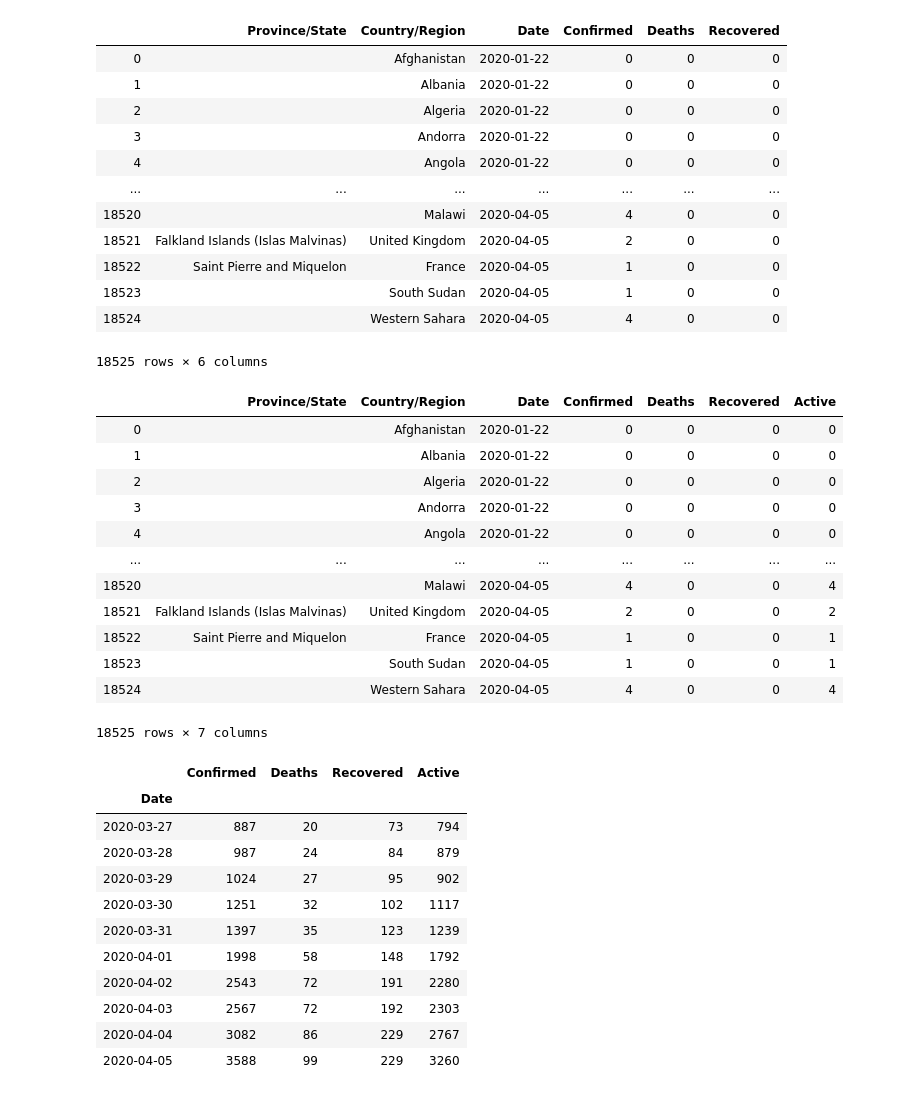
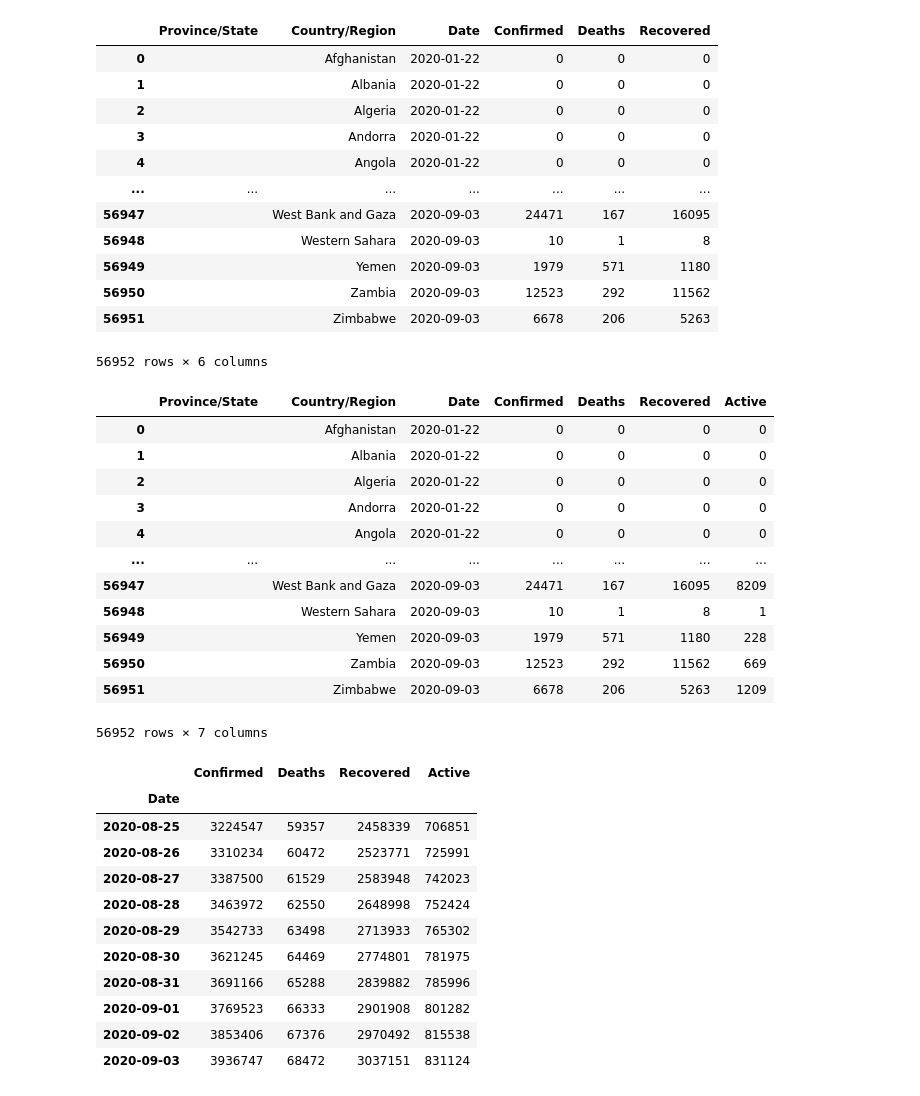
Before and after one commit to PHOENIX26012000/Covid19-Predictor, a Jupyter notebook: covidprediction.ipynb, the cells around one changed output. Cells and saved outputs as stored; diff of their text form; code cells hidden in the pictures.

```diff
--- a/covidprediction.ipynb
+++ b/covidprediction.ipynb
@@ -6,31 +6,33 @@ import datetime
 # %%
 #dataset:https://github.com/CSSEGISandData/COVID-19
 confirmed_df = pd.read_csv('https://raw.githubusercontent.com/CSSEGISandData/COVID-19/master/csse_covid_19_data/csse_covid_19_time_series/time_series_covid19_confirmed_global.csv')
 death_df = pd.read_csv('https://raw.githubusercontent.com/CSSEGISandData/COVID-19/master/csse_covid_19_data/csse_covid_19_time_series/time_series_covid19_deaths_global.csv')
 recovered_df = pd.read_csv('https://raw.githubusercontent.com/CSSEGISandData/COVID-19/master/csse_covid_19_data/csse_covid_19_time_series/time_series_covid19_recovered_global.csv')
+pd.set_option('display.max_rows', 500)
+pd.set_option('display.max_columns', 500)
 
 confirmed_table = confirmed_df.melt(id_vars=["Province/State", "Country/Region", "Lat", "Long"], var_name="Date", value_name="Confirmed").fillna('').drop(['Lat', 'Long'], axis=1)
 death_table = death_df.melt(id_vars=["Province/State", "Country/Region", "Lat", "Long"], var_name="Date", value_name="Deaths").fillna('').drop(['Lat', 'Long'], axis=1)
 recovered_table = recovered_df.melt(id_vars=["Province/State", "Country/Region", "Lat", "Long"], var_name="Date", value_name="Recovered").fillna('').drop(['Lat', 'Long'], axis=1)
 
 full_table = confirmed_table.merge(death_table).merge(recovered_table)
 
 full_table['Date'] = pd.to_datetime(full_table['Date'])
 full_table
 # %% [output]
 |  | Province/State | Country/Region | Date | Confirmed | Deaths | Recovered |
 | 0 |  | Afghanistan | 2020-01-22 | 0 | 0 | 0 |
 | 1 |  | Albania | 2020-01-22 | 0 | 0 | 0 |
 | 2 |  | Algeria | 2020-01-22 | 0 | 0 | 0 |
 | 3 |  | Andorra | 2020-01-22 | 0 | 0 | 0 |
 | 4 |  | Angola | 2020-01-22 | 0 | 0 | 0 |
 | ... | ... | ... | ... | ... | ... | ... |
-| 18520 |  | Malawi | 2020-04-05 | 4 | 0 | 0 |
-| 18521 | Falkland Islands (Islas Malvinas) | United Kingdom | 2020-04-05 | 2 | 0 | 0 |
-| 18522 | Saint Pierre and Miquelon | France | 2020-04-05 | 1 | 0 | 0 |
-| 18523 |  | South Sudan | 2020-04-05 | 1 | 0 | 0 |
-| 18524 |  | Western Sahara | 2020-04-05 | 4 | 0 | 0 |
+| 56947 |  | West Bank and Gaza | 2020-09-03 | 24471 | 167 | 16095 |
+| 56948 |  | Western Sahara | 2020-09-03 | 10 | 1 | 8 |
+| 56949 |  | Yemen | 2020-09-03 | 1979 | 571 | 1180 |
+| 56950 |  | Zambia | 2020-09-03 | 12523 | 292 | 11562 |
+| 56951 |  | Zimbabwe | 2020-09-03 | 6678 | 206 | 5263 |
-18525 rows × 6 columns
+56952 rows × 6 columns
 # %%
 full_table['Active'] = full_table['Confirmed'] - full_table['Deaths'] - full_table['Recovered']
 full_table['Country/Region'] = full_table['Country/Region'].replace('Mainland China', 'China')
@@ -44,12 +46,12 @@ full_table
 | 3 |  | Andorra | 2020-01-22 | 0 | 0 | 0 | 0 |
 | 4 |  | Angola | 2020-01-22 | 0 | 0 | 0 | 0 |
 | ... | ... | ... | ... | ... | ... | ... | ... |
-| 18520 |  | Malawi | 2020-04-05 | 4 | 0 | 0 | 4 |
-| 18521 | Falkland Islands (Islas Malvinas) | United Kingdom | 2020-04-05 | 2 | 0 | 0 | 2 |
-| 18522 | Saint Pierre and Miquelon | France | 2020-04-05 | 1 | 0 | 0 | 1 |
-| 18523 |  | South Sudan | 2020-04-05 | 1 | 0 | 0 | 1 |
-| 18524 |  | Western Sahara | 2020-04-05 | 4 | 0 | 0 | 4 |
+| 56947 |  | West Bank and Gaza | 2020-09-03 | 24471 | 167 | 16095 | 8209 |
+| 56948 |  | Western Sahara | 2020-09-03 | 10 | 1 | 8 | 1 |
+| 56949 |  | Yemen | 2020-09-03 | 1979 | 571 | 1180 | 228 |
+| 56950 |  | Zambia | 2020-09-03 | 12523 | 292 | 11562 | 669 |
+| 56951 |  | Zimbabwe | 2020-09-03 | 6678 | 206 | 5263 | 1209 |
-18525 rows × 7 columns
+56952 rows × 7 columns
 # %%
 def get_time_series(country):
     if full_table[full_table['Country/Region'] == country]['Province/State'].nunique() > 1:
@@ -74,16 +76,16 @@ df.tail(10)
 # %% [output]
 |  | Confirmed | Deaths | Recovered | Active |
 | Date |  |  |  |  |
-| 2020-03-27 | 887 | 20 | 73 | 794 |
-| 2020-03-28 | 987 | 24 | 84 | 879 |
-| 2020-03-29 | 1024 | 27 | 95 | 902 |
-| 2020-03-30 | 1251 | 32 | 102 | 1117 |
-| 2020-03-31 | 1397 | 35 | 123 | 1239 |
-| 2020-04-01 | 1998 | 58 | 148 | 1792 |
-| 2020-04-02 | 2543 | 72 | 191 | 2280 |
-| 2020-04-03 | 2567 | 72 | 192 | 2303 |
-| 2020-04-04 | 3082 | 86 | 229 | 2767 |
-| 2020-04-05 | 3588 | 99 | 229 | 3260 |
+| 2020-08-25 | 3224547 | 59357 | 2458339 | 706851 |
+| 2020-08-26 | 3310234 | 60472 | 2523771 | 725991 |
+| 2020-08-27 | 3387500 | 61529 | 2583948 | 742023 |
+| 2020-08-28 | 3463972 | 62550 | 2648998 | 752424 |
+| 2020-08-29 | 3542733 | 63498 | 2713933 | 765302 |
+| 2020-08-30 | 3621245 | 64469 | 2774801 | 781975 |
+| 2020-08-31 | 3691166 | 65288 | 2839882 | 785996 |
+| 2020-09-01 | 3769523 | 66333 | 2901908 | 801282 |
+| 2020-09-02 | 3853406 | 67376 | 2970492 | 815538 |
+| 2020-09-03 | 3936747 | 68472 | 3037151 | 831124 |
 # %%
 import math
 def model_with_lag(N, a, alpha, lag, t):
```
Also changed, not shown: parts of 17 cells of this notebook.
